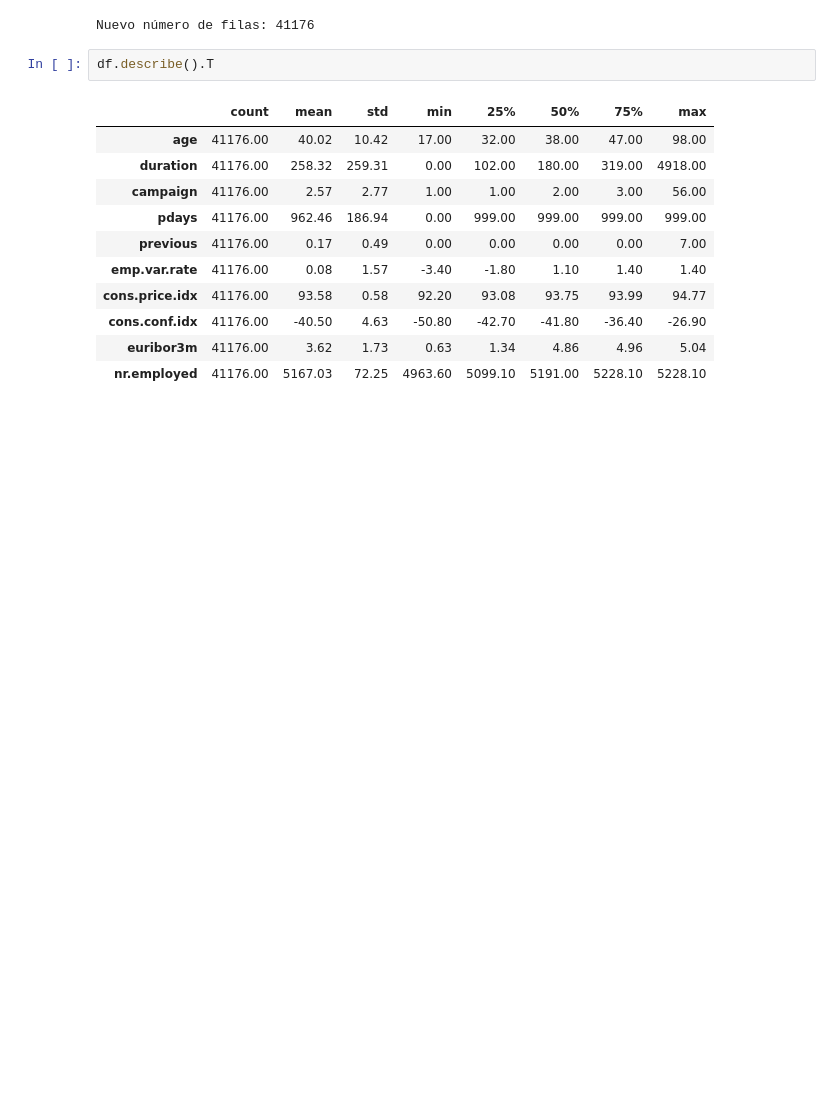
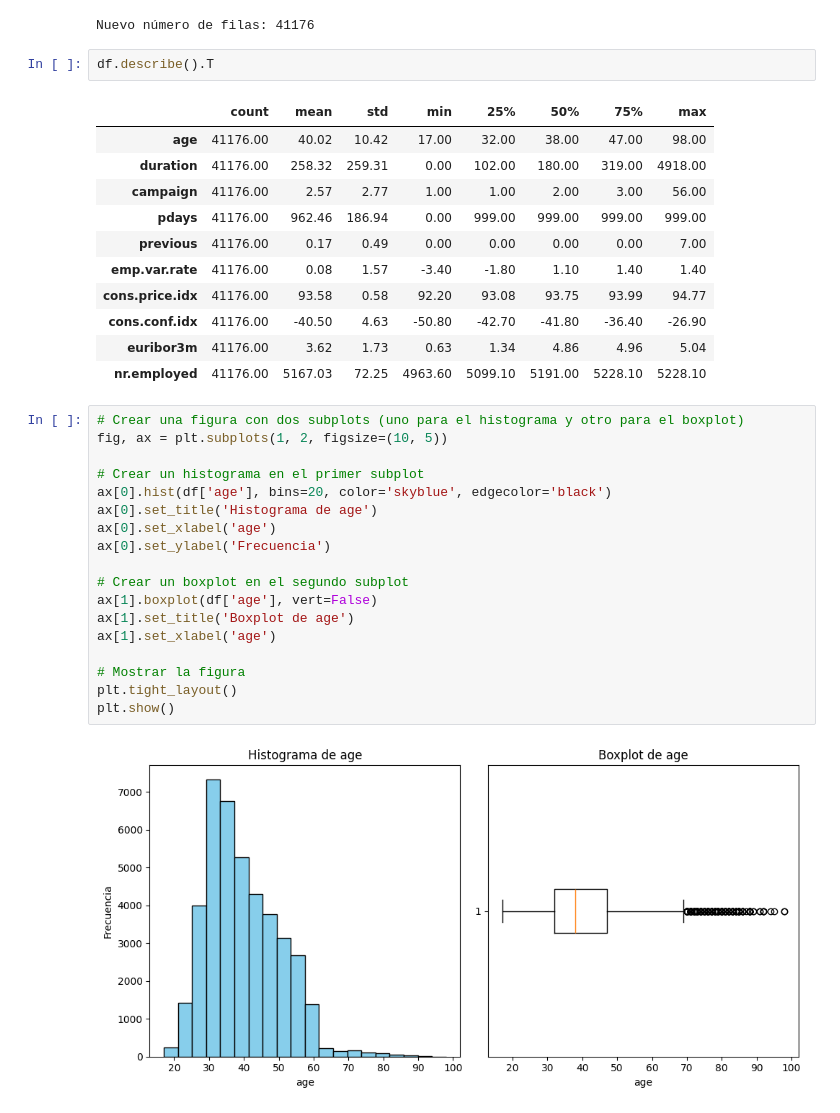
Before and after one commit to Bieloliver12/logistica, a Jupyter notebook: src/explore.ipynb, the cells around one changed output. Saved outputs shown, nothing was run; the diff lists cells and outputs as text; blank space fills up the shorter version.

```diff
--- a/src/explore.ipynb
+++ b/src/explore.ipynb
@@ -107,3 +107,23 @@ df.describe().T
 | cons.conf.idx | 41176.00 | -40.50 | 4.63 | -50.80 | -42.70 | -41.80 | -36.40 | -26.90 |
 | euribor3m | 41176.00 | 3.62 | 1.73 | 0.63 | 1.34 | 4.86 | 4.96 | 5.04 |
 | nr.employed | 41176.00 | 5167.03 | 72.25 | 4963.60 | 5099.10 | 5191.00 | 5228.10 | 5228.10 |
+# %%
+# Crear una figura con dos subplots (uno para el histograma y otro para el boxplot)
+fig, ax = plt.subplots(1, 2, figsize=(10, 5))
+
+# Crear un histograma en el primer subplot
+ax[0].hist(df['age'], bins=20, color='skyblue', edgecolor='black')
+ax[0].set_title('Histograma de age')
+ax[0].set_xlabel('age')
+ax[0].set_ylabel('Frecuencia')
+
+# Crear un boxplot en el segundo subplot
+ax[1].boxplot(df['age'], vert=False)
+ax[1].set_title('Boxplot de age')
+ax[1].set_xlabel('age')
+
+# Mostrar la figura
+plt.tight_layout()
+plt.show()
+# %% [output]
+[figure, added]
```
Also changed, not shown: parts of 50 cells of this notebook.
